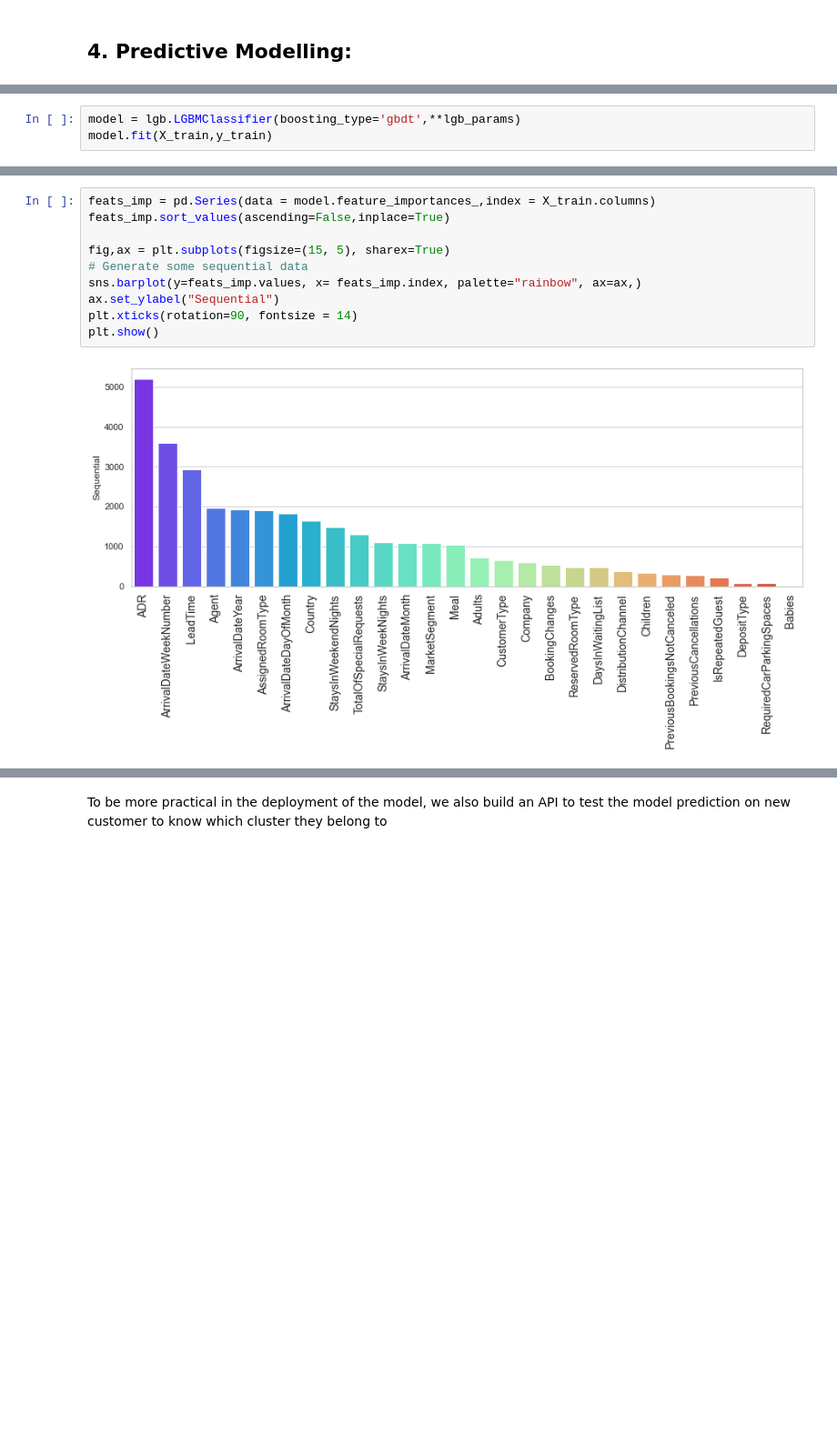
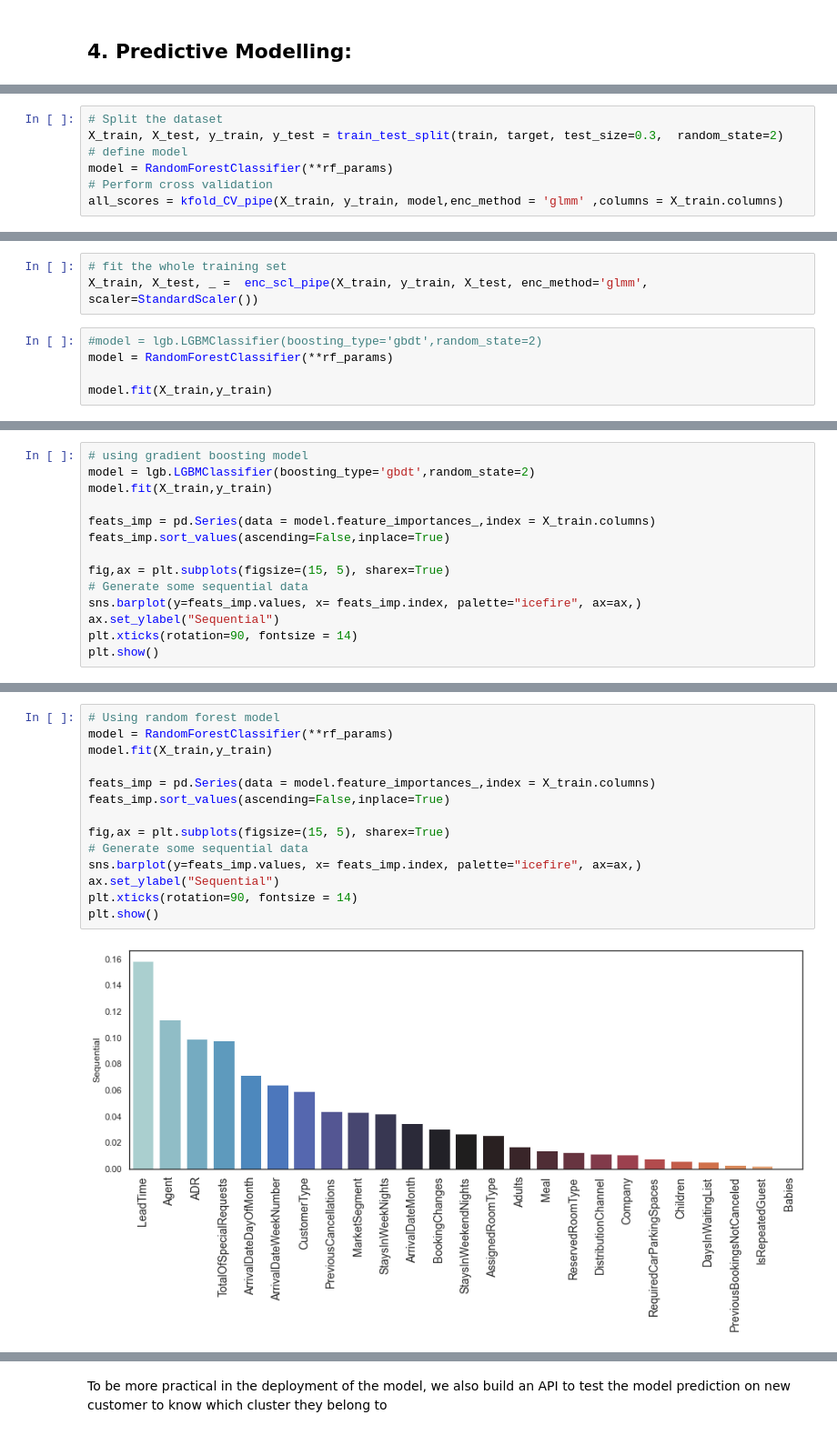
Before and after one commit to LorenzoPigozzi/Business_Cases, a Jupyter notebook: Case 2/Case 2_Phuc.ipynb, the cells around one changed output, grey strips where cells are left out. Shown at 91% size. Drawn from its saved outputs; the diff is of its cells as text; blank space fills up the shorter version.

```diff
--- a/Case 2/Case 2_Phuc.ipynb
+++ b/Case 2/Case 2_Phuc.ipynb
@@ -672,0 +827,7 @@ final_score
+# %%
+# Split the dataset
+X_train, X_test, y_train, y_test = train_test_split(train, target, test_size=0.3,  random_state=2)
+# define model
+model = RandomForestClassifier(**rf_params)
+# Perform cross validation
+all_scores = kfold_CV_pipe(X_train, y_train, model,enc_method = 'glmm' ,columns = X_train.columns)
@@ -673,4 +840,9 @@ final_score
+# %%
+# fit the whole training set
+X_train, X_test, _ =  enc_scl_pipe(X_train, y_train, X_test, enc_method='glmm', scaler=StandardScaler())
 # %%
-model = lgb.LGBMClassifier(boosting_type='gbdt',**lgb_params)
+#model = lgb.LGBMClassifier(boosting_type='gbdt',random_state=2)
+model = RandomForestClassifier(**rf_params)
+
 model.fit(X_train,y_train)
 # %% [output]
@@ -700,0 +884,14 @@ weighted avg     0.8750    0.8751    0.8746     23791
+# %%
+# using gradient boosting model
+model = lgb.LGBMClassifier(boosting_type='gbdt',random_state=2)
+model.fit(X_train,y_train)
+
+feats_imp = pd.Series(data = model.feature_importances_,index = X_train.columns)
+feats_imp.sort_values(ascending=False,inplace=True)
+
+fig,ax = plt.subplots(figsize=(15, 5), sharex=True)
+# Generate some sequential data
+sns.barplot(y=feats_imp.values, x= feats_imp.index, palette="icefire", ax=ax,)
+ax.set_ylabel("Sequential")
+plt.xticks(rotation=90, fontsize = 14)
+plt.show()
@@ -701,12 +902,16 @@ weighted avg     0.8750    0.8751    0.8746     23791
 # %%
+# Using random forest model
+model = RandomForestClassifier(**rf_params)
+model.fit(X_train,y_train)
+
 feats_imp = pd.Series(data = model.feature_importances_,index = X_train.columns)
 feats_imp.sort_values(ascending=False,inplace=True)
 
 fig,ax = plt.subplots(figsize=(15, 5), sharex=True)
 # Generate some sequential data
-sns.barplot(y=feats_imp.values, x= feats_imp.index, palette="rainbow", ax=ax,)
+sns.barplot(y=feats_imp.values, x= feats_imp.index, palette="icefire", ax=ax,)
 ax.set_ylabel("Sequential")
 plt.xticks(rotation=90, fontsize = 14)
 plt.show()
 # %% [output]
-[figure, old version]
+[figure, new version]
```
Also changed, not shown: parts of 71 cells of this notebook.
